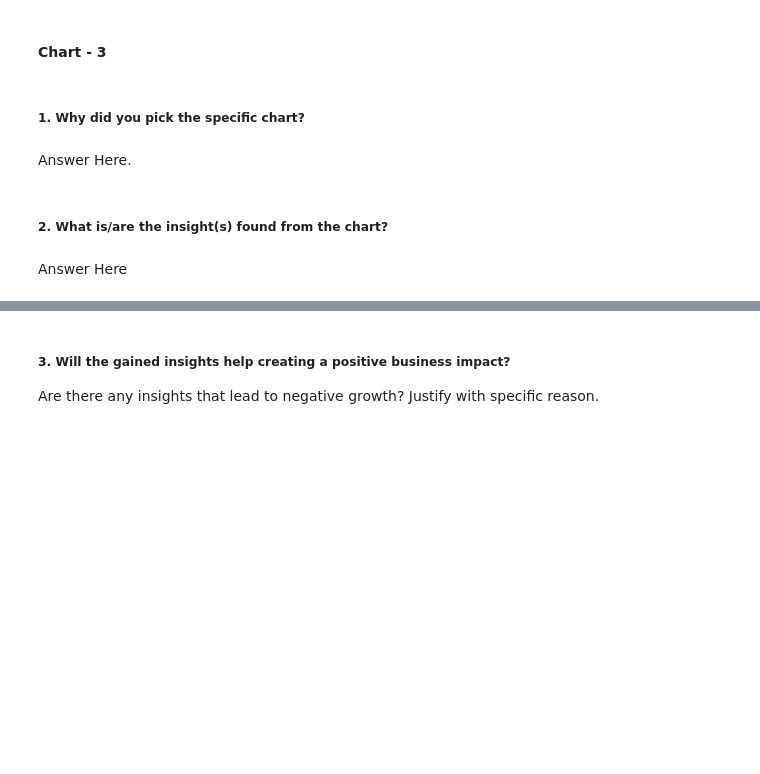
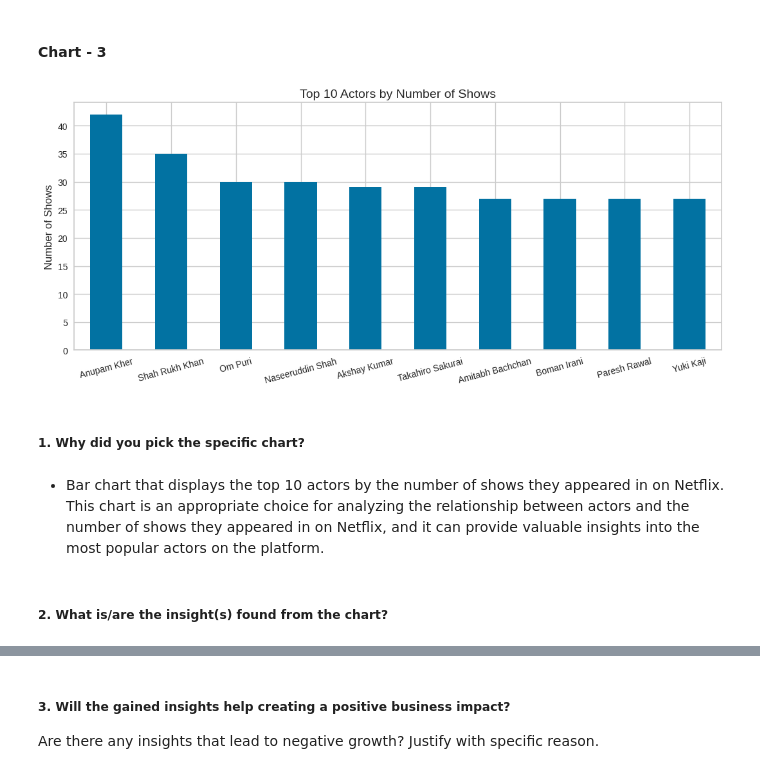
Before and after one commit to Navjotkhatri/NETFLIX-MOVIES-AND-TV-SHOWS-CLUSTERING, a Jupyter notebook: NETFLIX_MOVIES_AND_TV_SHOWS_CLUSTERING.ipynb, the cells around one changed output, grey strips where cells are left out. Saved outputs shown, nothing was run; the diff lists cells and outputs as text; code cells hidden in the pictures; blank space fills up the shorter version.

```diff
--- a/NETFLIX_MOVIES_AND_TV_SHOWS_CLUSTERING.ipynb
+++ b/NETFLIX_MOVIES_AND_TV_SHOWS_CLUSTERING.ipynb
@@ -489,8 +487,19 @@ Are there any insights that lead to negative growth? Justify with specific reaso
+# %%
+# Chart - 3 visualization code
+filtered_df = df[~(df['cast']=='Unknown')]
+split_cast = filtered_df['cast'].str.split(', ', expand=True)
+cast_values = split_cast.stack().reset_index(level=1, drop=True)
+top_10_actors = cast_values.value_counts().nlargest(10)
+top_10_actors.plot(kind='bar', figsize=(13,5))
+plt.title('Top 10 Actors by Number of Shows', fontsize=14)
+plt.ylabel('Number of Shows', fontsize=12)
+plt.xticks(rotation=15)
+plt.show()
+# %% [output]
+[figure, added]
 # %% [markdown]
 ##### 1. Why did you pick the specific chart?
-# %% [markdown]
-Answer Here.
+# %% [markdown]
+* Bar chart that displays the top 10 actors by the number of shows they appeared in on Netflix. This chart is an appropriate choice for analyzing the relationship between actors and the number of shows they appeared in on Netflix, and it can provide valuable insights into the most popular actors on the platform.
 # %% [markdown]
 ##### 2. What is/are the insight(s) found from the chart?
-# %% [markdown]
-Answer Here
```
Also changed, not shown: parts of 16 cells of this notebook.
